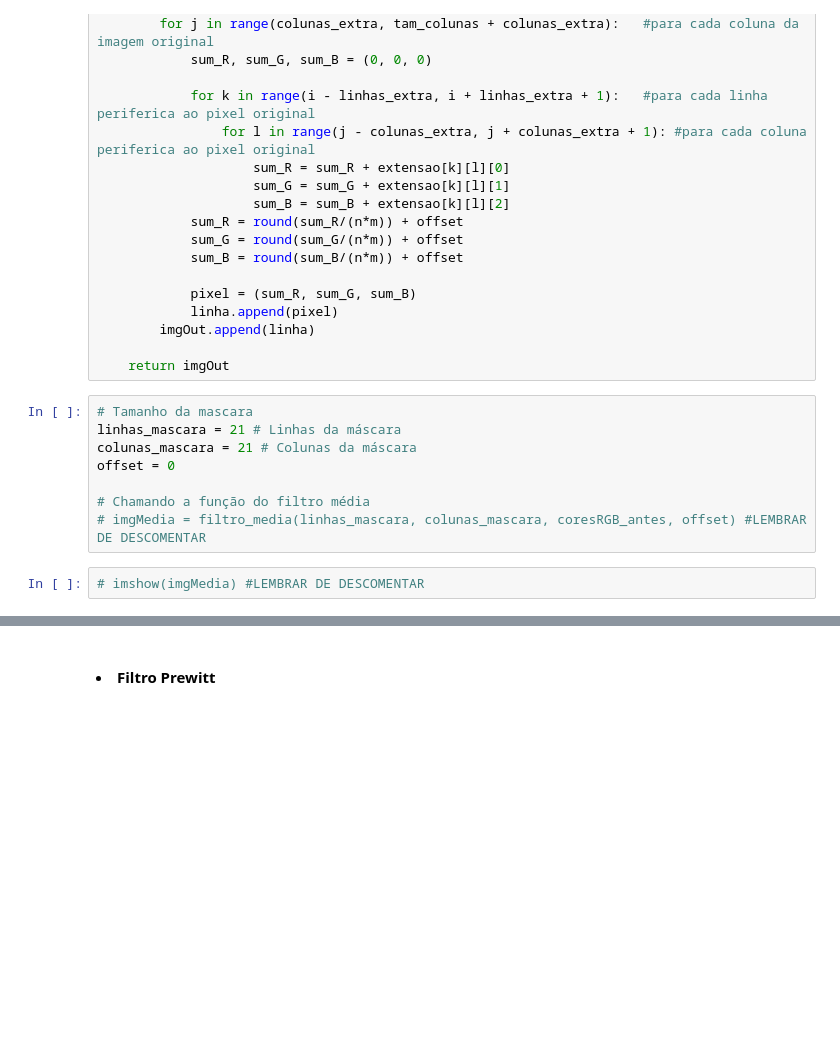
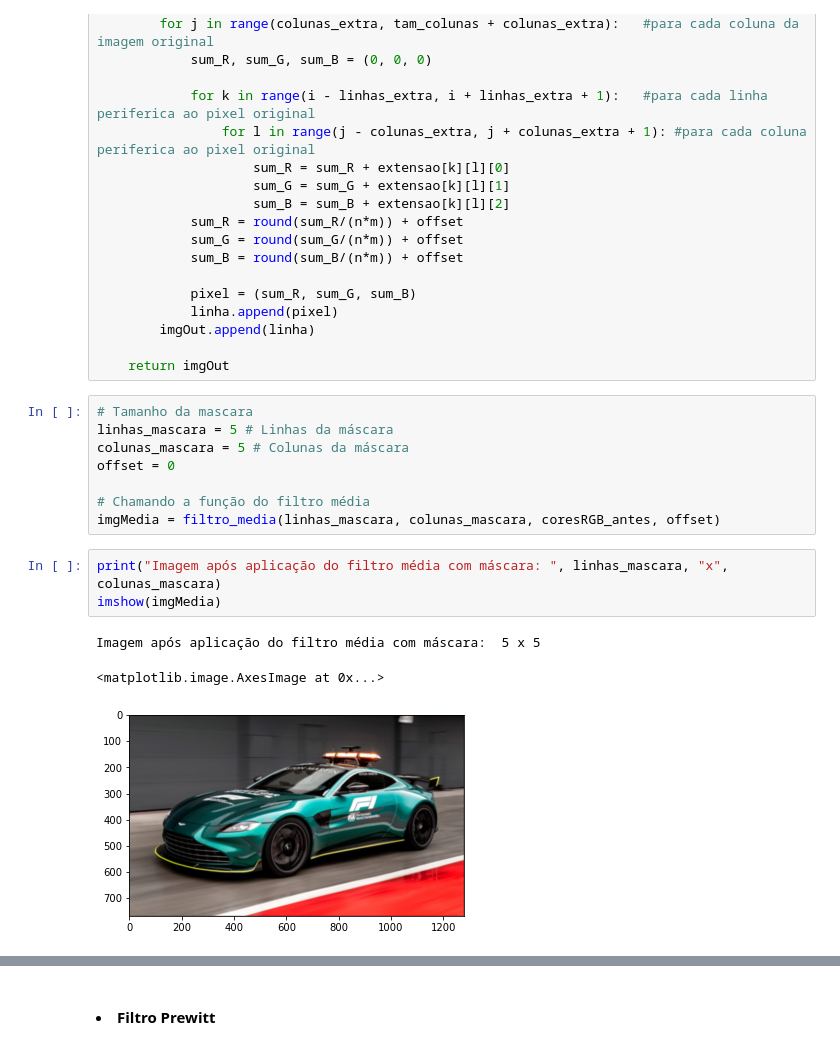
Before and after one commit to caiovictors/Processamento-Digital-de-Imagens, a Jupyter notebook: Projeto 1.ipynb, the cells around one changed output, grey strips where cells are left out. Cells and saved outputs as stored; diff of their text form; blank space fills up the shorter version.

```diff
--- a/Projeto 1.ipynb
+++ b/Projeto 1.ipynb
@@ -370,11 +369,16 @@ def filtro_media(n, m, img, offset):
     return imgOut
 # %%
 # Tamanho da mascara
-linhas_mascara = 21 # Linhas da máscara
-colunas_mascara = 21 # Colunas da máscara
+linhas_mascara = 5 # Linhas da máscara
+colunas_mascara = 5 # Colunas da máscara
 offset = 0
 
 # Chamando a função do filtro média
-# imgMedia = filtro_media(linhas_mascara, colunas_mascara, coresRGB_antes, offset) #LEMBRAR DE DESCOMENTAR
+imgMedia = filtro_media(linhas_mascara, colunas_mascara, coresRGB_antes, offset)
 # %%
-# imshow(imgMedia) #LEMBRAR DE DESCOMENTAR
+print("Imagem após aplicação do filtro média com máscara: ", linhas_mascara, "x", colunas_mascara)
+imshow(imgMedia)
+# %% [output]
+Imagem após aplicação do filtro média com máscara:  5 x 5
+<matplotlib.image.AxesImage at 0x...>
+[figure, added]
```
Also changed, not shown: parts of 22 cells of this notebook.
